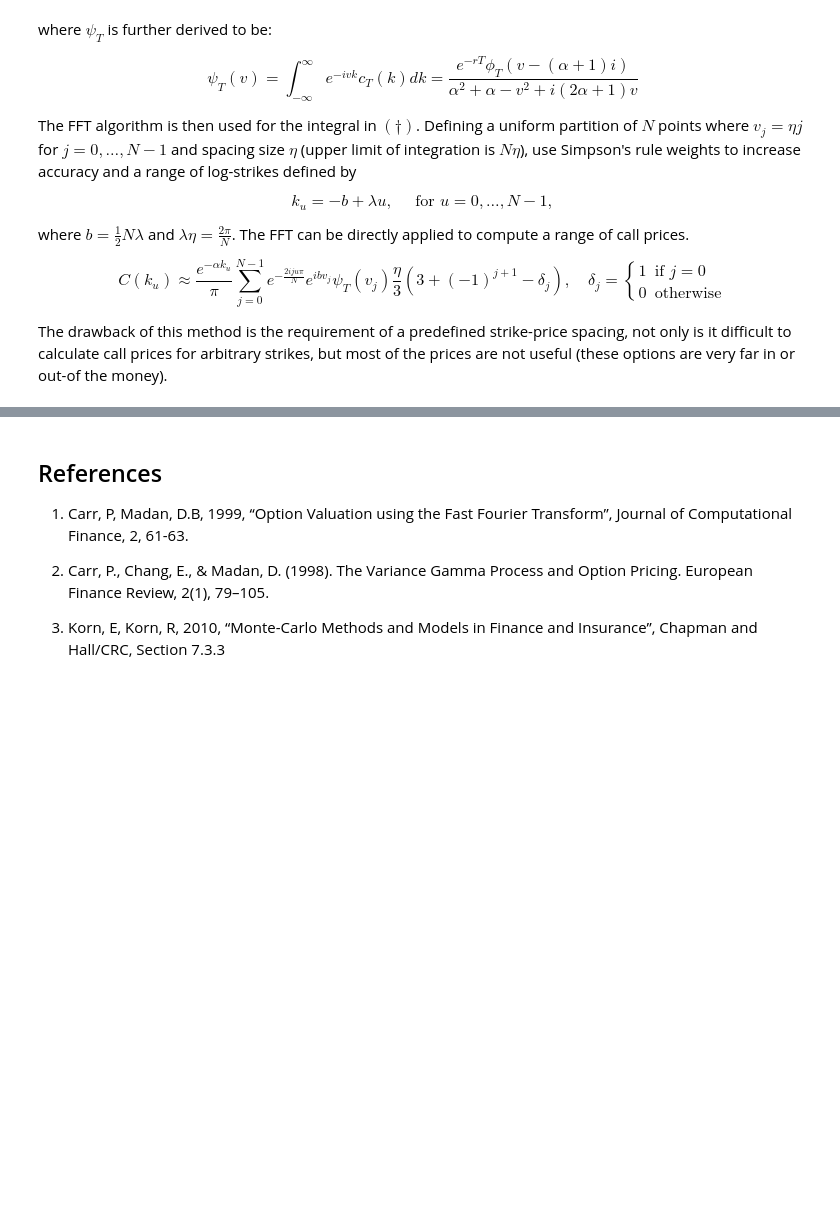
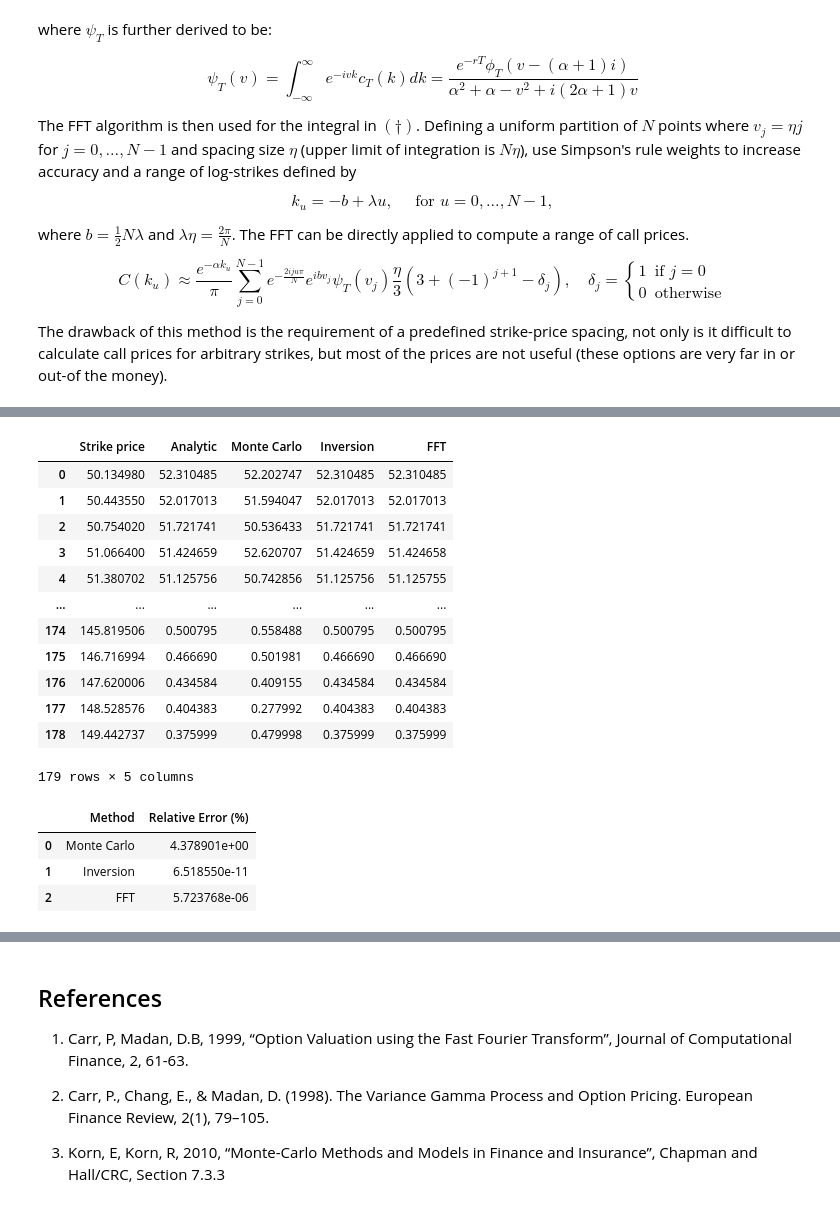
Before and after one commit to jwa172/OptionPricing, a Jupyter notebook: option_nb.ipynb, the cells around one changed output, grey strips where cells are left out. Saved outputs shown, nothing was run; the diff lists cells and outputs as text; code cells hidden in the pictures; blank space fills up the shorter version.

```diff
--- a/option_nb.ipynb
+++ b/option_nb.ipynb
@@ -682,6 +685,59 @@ Following the example set in Carr and Madan's paper, we have the following param
 # %%
+import pandas as pd
+
 K, T = 140, 1
 S0, r, sigma = 100, 0.05, 0.2
 
 GBM_stock = GBM(S0, r, sigma)
 GBM_call = EuCall(GBM_stock, K, T)
+
+# FFT Price Parameters, using the defaults from Carr and Madan 1999.
+alpha, eta, N = 1.5, 0.25, 4096
+
+# Get strikes between L and U
+L, U = 50, 150
+_, _, k = logStrikePartition(eta, N)
+K = np.exp(k)
+K = np.array([strike for strike in K if strike > L and strike < U])
+
+prices = []
+for (i, strike) in enumerate(K):
+    GBM_call.K = strike
+    prices.append([strike,
+                   GBM_call.price(),
+                   GBM_call.monte_carlo_price(),
+                   GBM_call.FTPrice(),
+                   FFTPrice(GBM_stock, T, L, U)[i]])
+
+GBM_prices = pd.DataFrame(prices, columns=['Strike price', 'Analytic', 'Monte Carlo', 'Inversion', 'FFT'])
+GBM_prices
+# %% [output]
+|  | Strike price | Analytic | Monte Carlo | Inversion | FFT |
+| 0 | 50.134980 | 52.310485 | 52.202747 | 52.310485 | 52.310485 |
+| 1 | 50.443550 | 52.017013 | 51.594047 | 52.017013 | 52.017013 |
+| 2 | 50.754020 | 51.721741 | 50.536433 | 51.721741 | 51.721741 |
+| 3 | 51.066400 | 51.424659 | 52.620707 | 51.424659 | 51.424658 |
+| 4 | 51.380702 | 51.125756 | 50.742856 | 51.125756 | 51.125755 |
+| ... | ... | ... | ... | ... | ... |
+| 174 | 145.819506 | 0.500795 | 0.558488 | 0.500795 | 0.500795 |
+| 175 | 146.716994 | 0.466690 | 0.501981 | 0.466690 | 0.466690 |
+| 176 | 147.620006 | 0.434584 | 0.409155 | 0.434584 | 0.434584 |
+| 177 | 148.528576 | 0.404383 | 0.277992 | 0.404383 | 0.404383 |
+| 178 | 149.442737 | 0.375999 | 0.479998 | 0.375999 | 0.375999 |
+179 rows × 5 columns
+# %%
+def get_rel_error(expected, actual):
+    return (100*abs(expected - actual) / expected).mean()
+
+GBM_rel_errors = {'Method': ['Monte Carlo', 'Inversion', 'FFT'],
+                  'Relative Error (%)': [get_rel_error(GBM_prices['Analytic'], GBM_prices['Monte Carlo']),
+                                        get_rel_error(GBM_prices['Analytic'], GBM_prices['Inversion']),
+                                        get_rel_error(GBM_prices['Analytic'], GBM_prices['FFT'])]}
+
+GBM_rel_errors = pd.DataFrame(GBM_rel_errors)
+GBM_rel_errors
+# %% [output]
+|  | Method | Relative Error (%) |
+| 0 | Monte Carlo | 4.378901e+00 |
+| 1 | Inversion | 6.518550e-11 |
+| 2 | FFT | 5.723768e-06 |
```
Also changed, not shown: parts of 11 cells of this notebook, 1 other file.
